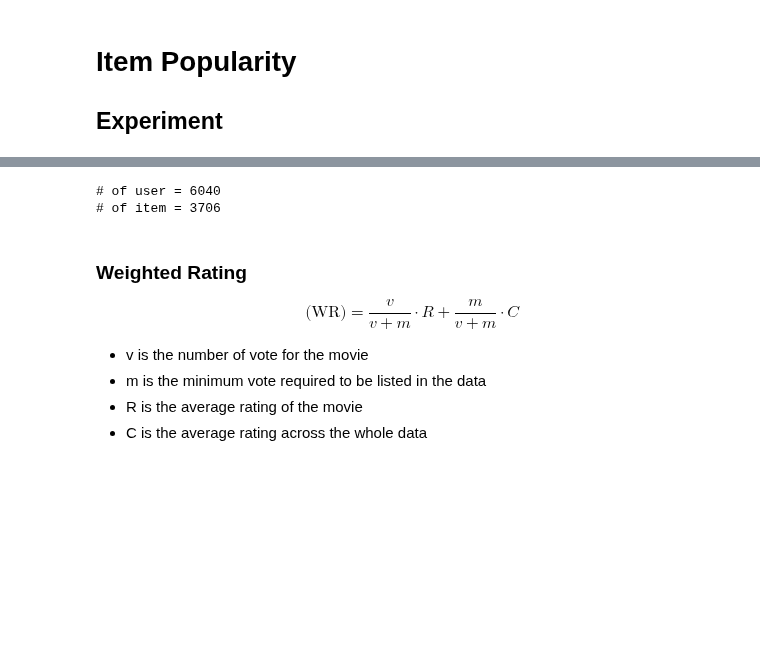
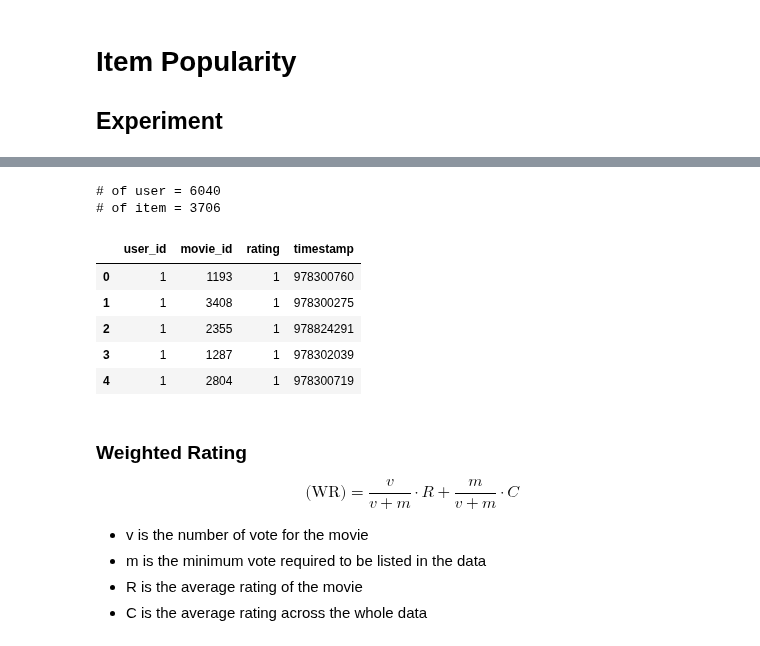
Before and after one commit to ivoryRabbit/RecSys, a Jupyter notebook: 1_ItemPOP.ipynb, the cells around one changed output, grey strips where cells are left out. Drawn from its saved outputs; the diff is of its cells as text; code cells hidden in the pictures; blank space fills up the shorter version.

```diff
--- a/1_ItemPOP.ipynb
+++ b/1_ItemPOP.ipynb
@@ -55,13 +57,17 @@ ratings.head()
 | 2 | 1 | 914 | 3 | 978301968 |
 | 3 | 1 | 3408 | 4 | 978300275 |
 | 4 | 1 | 2355 | 5 | 978824291 |
-# %%
-n_user = ratings.userId.nunique()
-print(f'# of user = {n_user}')
-
-n_item = ratings.movieId.nunique()
-print(f'# of item = {n_item}')
-# %% [output]
-# of user = 6040
-# of item = 3706
+# %%
+user_list = ratings.user_id.unique()
+user_idx_map = {e: i for i, e in enumerate(user_list)}
+n_user = len(user_list)
+print(f'# of user = {n_user}')
+
+item_list = ratings.movie_id.unique()
+item_idx_map = {e: i for i, e in enumerate(item_list)}
+n_item = len(item_list)
+print(f'# of item = {n_item}')
+# %% [output]
+# of user = 6040
+# of item = 3706
 # %%
@@ -99,3 +103,14 @@ def list_aggregation(df: pd.DataFrame) -> pd.DataFrame:
+# %%
+data = binarizer(ratings)
+data = make_warm(data)
+data.head()
+# %% [output]
+|  | user_id | movie_id | rating | timestamp |
+| 0 | 1 | 1193 | 1 | 978300760 |
+| 1 | 1 | 3408 | 1 | 978300275 |
+| 2 | 1 | 2355 | 1 | 978824291 |
+| 3 | 1 | 1287 | 1 | 978302039 |
+| 4 | 1 | 2804 | 1 | 978300719 |
 # %% [markdown]
 ### Weighted Rating
 $$\text{(WR)} =  \frac{v}{v+m} \cdot R + \frac{m}{v+m} \cdot C$$
```
Also changed, not shown: parts of 14 cells of this notebook.
